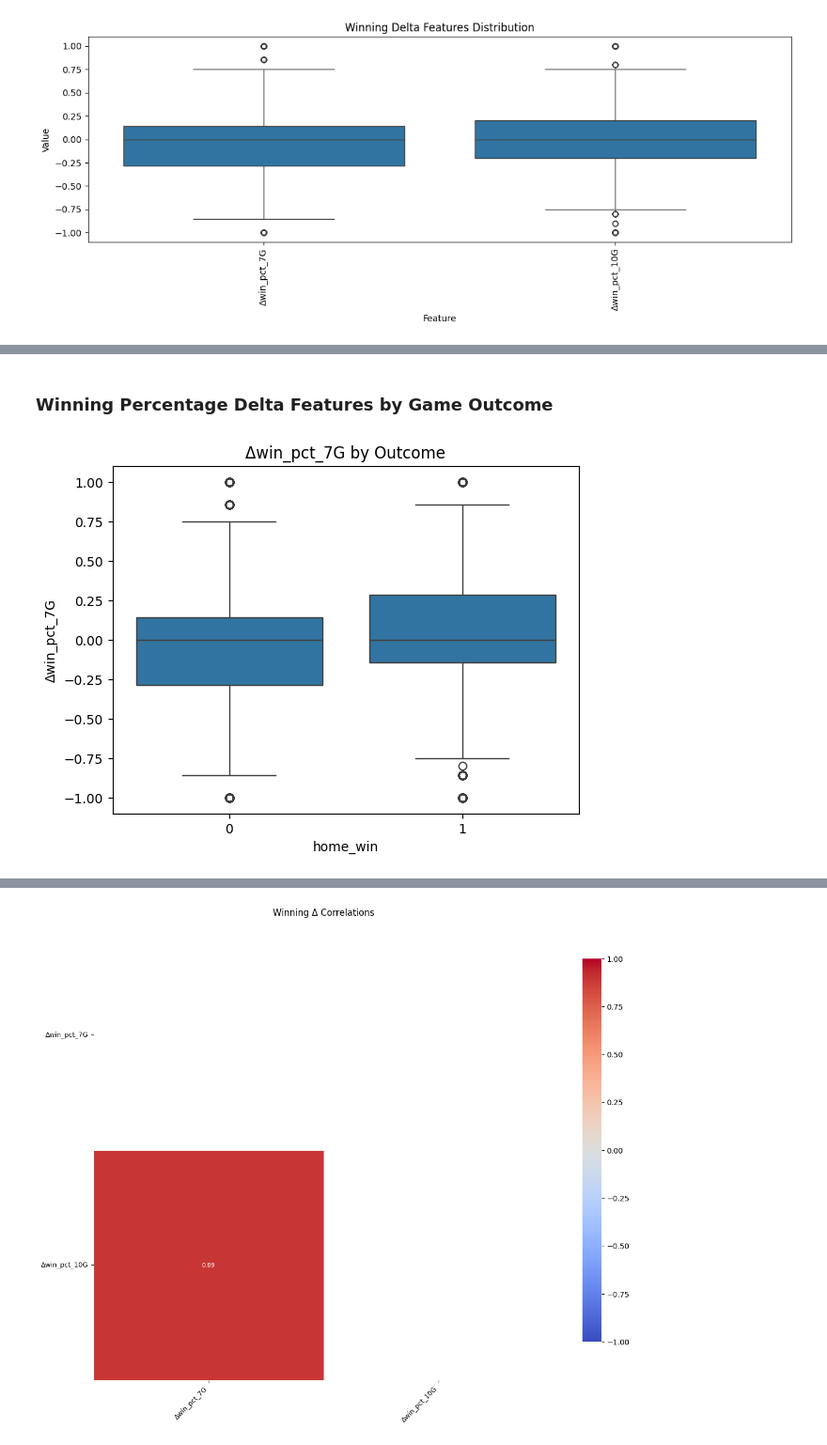
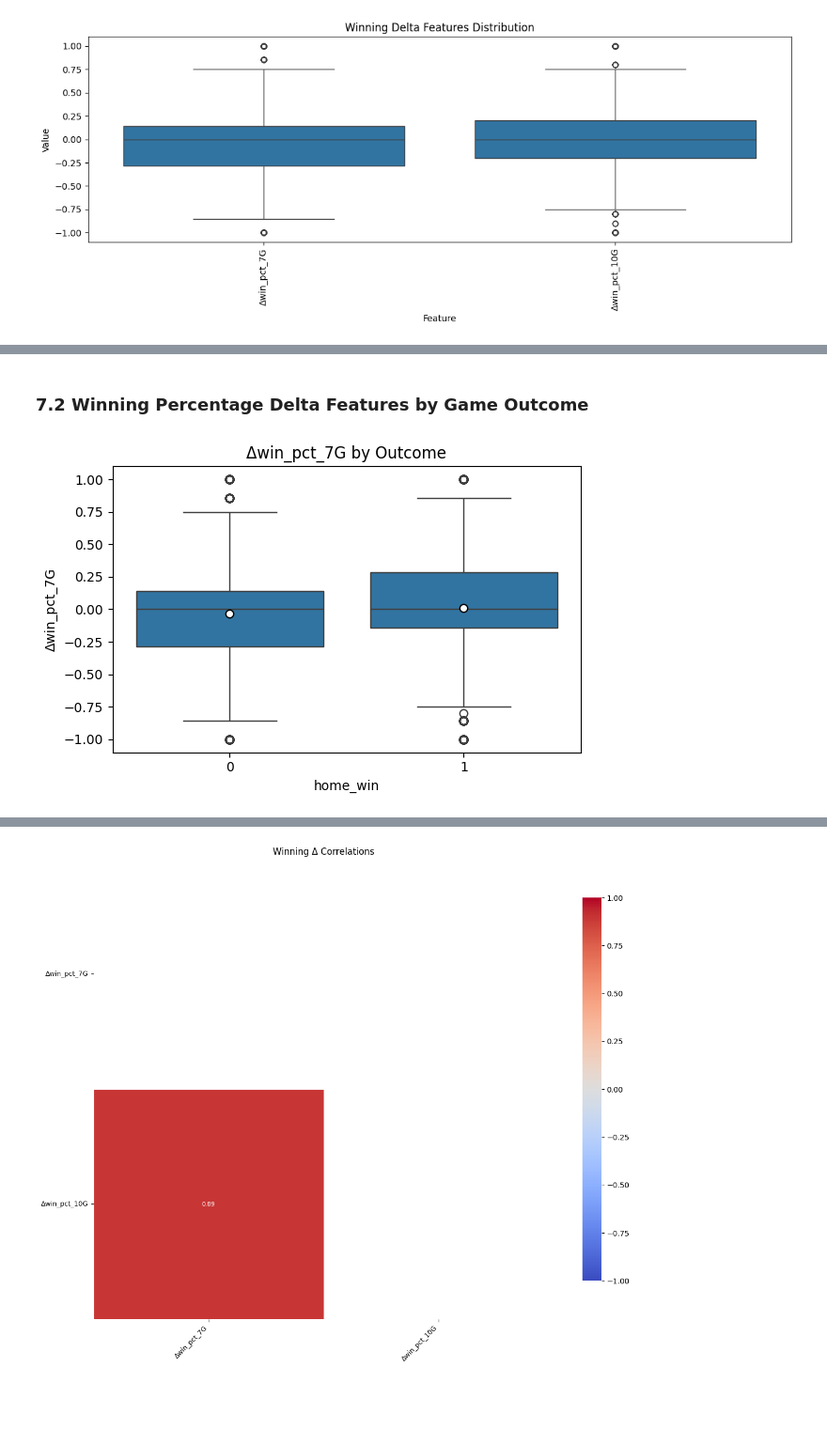
Before and after one commit to Sam-Gartenstein/mlb-win-prediction, a Jupyter notebook: Exploratory Data Analysis.ipynb, the cells around one changed output, grey strips where cells are left out. Shown at 94% size. Drawn from its saved outputs; the diff is of its cells as text; code cells hidden in the pictures; blank space fills up the shorter version.

```diff
--- a/Exploratory Data Analysis.ipynb
+++ b/Exploratory Data Analysis.ipynb
@@ -116,20 +131,0 @@ Among the metrics, starter FIP exhibits the most extreme outliers, with some val
-# %%
-delta_starter = game_level_features.filter(like="Δstarter_")
-
-for col in delta_starter.columns:
-    plt.figure()
-    sns.boxplot(
-        data=game_level_features,
-        x="home_win",
-        y=col,
-        showmeans=True,
-        meanprops={
-            "marker": "o",
-            "markerfacecolor": "white",
-            "markeredgecolor": "black",
-            "markersize": 6
-        }
-    )
-
-    plt.title(f"{col} by Outcome")
-    plt.show()
@@ -504,16 +711,10 @@ plot_delta_boxplots(game_level_features, like="Δwin", title="Winning Delta Feat
 # %% [markdown]
-### Winning Percentage Delta Features by Game Outcome
+### 7.2 Winning Percentage Delta Features by Game Outcome
 # %%
-delta_win_pct = game_level_features.filter(like="Δwin")
-
-for col in delta_win_pct.columns:
-    plt.figure()
-    sns.boxplot(
-        data=game_level_features,
-        x="home_win",
-        y=col
-    )
-    plt.title(f"{col} by Outcome")
-    plt.show()
+plot_delta_boxplots_by_outcome(
+    game_level_features,
+    like="Δwin",
+    showmeans=True
+)
 # %% [output]
-[figure, old version]
+[figure, new version]
```
Also changed, not shown: parts of 76 cells of this notebook.
